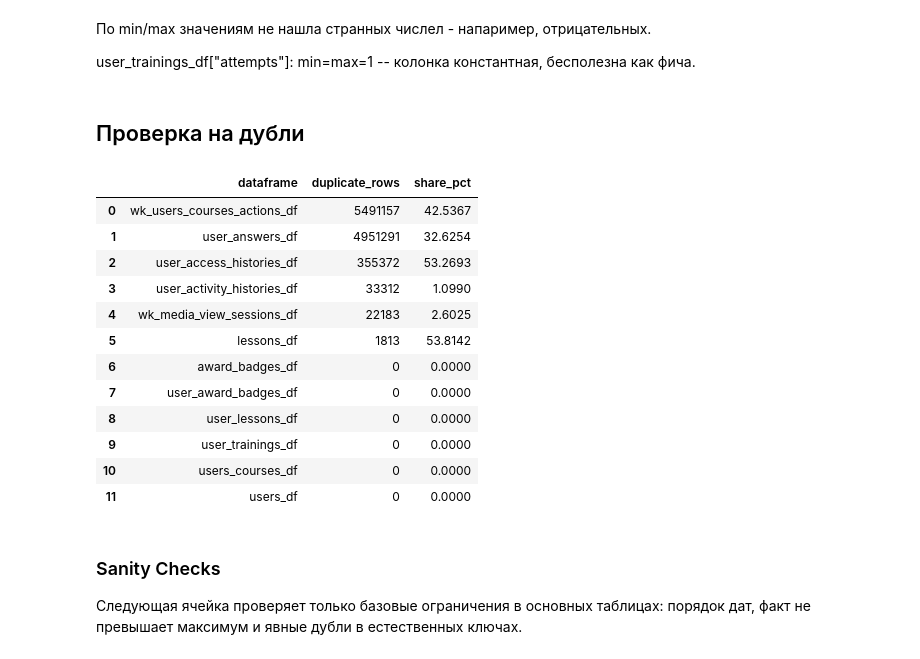
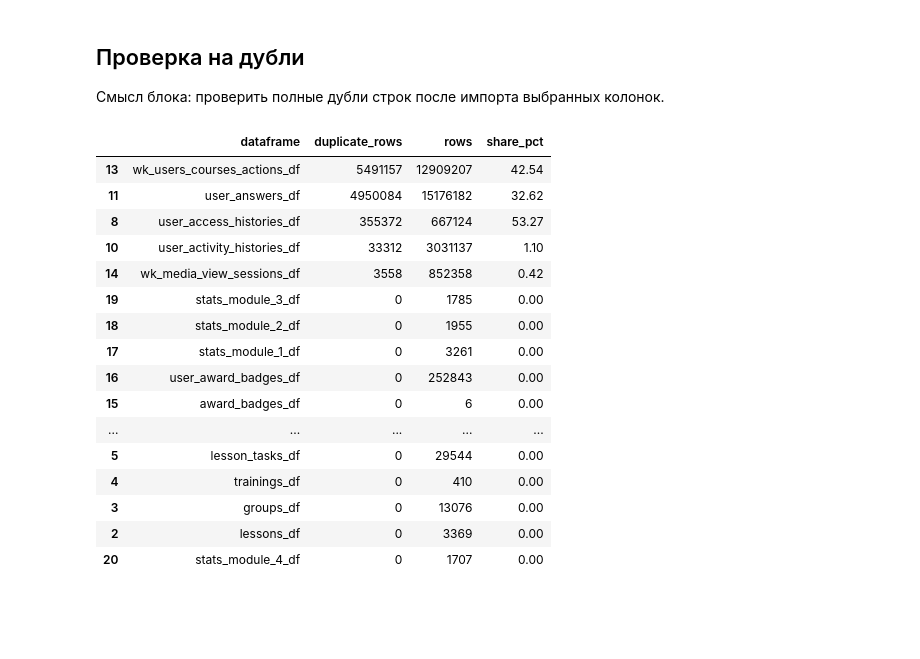
Before and after one commit to mariyakukhtinova-sys/hackaton_mipt_ds_25, a Jupyter notebook: dataset_cleaning.ipynb, the cells around one changed output. Drawn from its saved outputs; the diff is of its cells as text; code cells hidden in the pictures; blank space fills up the shorter version.

```diff
--- a/dataset_cleaning.ipynb
+++ b/dataset_cleaning.ipynb
@@ -14,7 +10,7 @@
 # %%
 from pathlib import Path
-
 import pandas as pd
 
 SRC_DIR = Path.cwd() / "src"
+csv_kwargs = {"thousands": ",", "true_values": ["True"], "false_values": ["False"]}
 # %%
@@ -504,35 +641,32 @@ memory usage: 40.5 MB
-# %% [markdown]
-По min/max значениям не нашла странных числел - напаример, отрицательных.
-
-user_trainings_df["attempts"]: min=max=1 -- колонка константная, бесполезна как фича.
-# %% [markdown]
-## Проверка на дубли
+# %% [markdown]
+## Проверка на дубли
+
+Смысл блока: проверить полные дубли строк после импорта выбранных колонок.
 # %%
-# Полные дубли строк по всем импортированным таблицам.
 duplicates_df = pd.DataFrame(
     {
         "dataframe": list(dataframes.keys()),
         "duplicate_rows": [int(df.duplicated().sum()) for df in dataframes.values()],
-        "share_pct": [round(df.duplicated().mean() * 100, 4) for df in dataframes.values()],
+        "rows": [df.shape[0] for df in dataframes.values()],
     }
-).sort_values(["duplicate_rows", "dataframe"], ascending=[False, True], ignore_index=True)
-
-display(duplicates_df)
+)
+duplicates_df["share_pct"] = (duplicates_df["duplicate_rows"] / duplicates_df["rows"] * 100).round(2)
+display(duplicates_df.sort_values("duplicate_rows", ascending=False))
 # %% [output]
-|  | dataframe | duplicate_rows | share_pct |
-| 0 | wk_users_courses_actions_df | 5491157 | 42.5367 |
-| 1 | user_answers_df | 4951291 | 32.6254 |
-| 2 | user_access_histories_df | 355372 | 53.2693 |
-| 3 | user_activity_histories_df | 33312 | 1.0990 |
-| 4 | wk_media_view_sessions_df | 22183 | 2.6025 |
-| 5 | lessons_df | 1813 | 53.8142 |
-| 6 | award_badges_df | 0 | 0.0000 |
-| 7 | user_award_badges_df | 0 | 0.0000 |
-| 8 | user_lessons_df | 0 | 0.0000 |
-| 9 | user_trainings_df | 0 | 0.0000 |
-| 10 | users_courses_df | 0 | 0.0000 |
-| 11 | users_df | 0 | 0.0000 |
+|  | dataframe | duplicate_rows | rows | share_pct |
+| 13 | wk_users_courses_actions_df | 5491157 | 12909207 | 42.54 |
+| 11 | user_answers_df | 4950084 | 15176182 | 32.62 |
+| 8 | user_access_histories_df | 355372 | 667124 | 53.27 |
+| 10 | user_activity_histories_df | 33312 | 3031137 | 1.10 |
+| 14 | wk_media_view_sessions_df | 3558 | 852358 | 0.42 |
+| 19 | stats_module_3_df | 0 | 1785 | 0.00 |
+| 18 | stats_module_2_df | 0 | 1955 | 0.00 |
+| 17 | stats_module_1_df | 0 | 3261 | 0.00 |
+| 16 | user_award_badges_df | 0 | 252843 | 0.00 |
+| 15 | award_badges_df | 0 | 6 | 0.00 |
+| ... | ... | ... | ... | ... |
+| 5 | lesson_tasks_df | 0 | 29544 | 0.00 |
+| 4 | trainings_df | 0 | 410 | 0.00 |
+| 3 | groups_df | 0 | 13076 | 0.00 |
+| 2 | lessons_df | 0 | 3369 | 0.00 |
+| 20 | stats_module_4_df | 0 | 1707 | 0.00 |
-# %% [markdown]
-### Sanity Checks
-
-Следующая ячейка проверяет только базовые ограничения в основных таблицах: порядок дат, факт не превышает максимум и явные дубли в естественных ключах.
```
Also changed, not shown: parts of 22 cells of this notebook, 1 other file.
